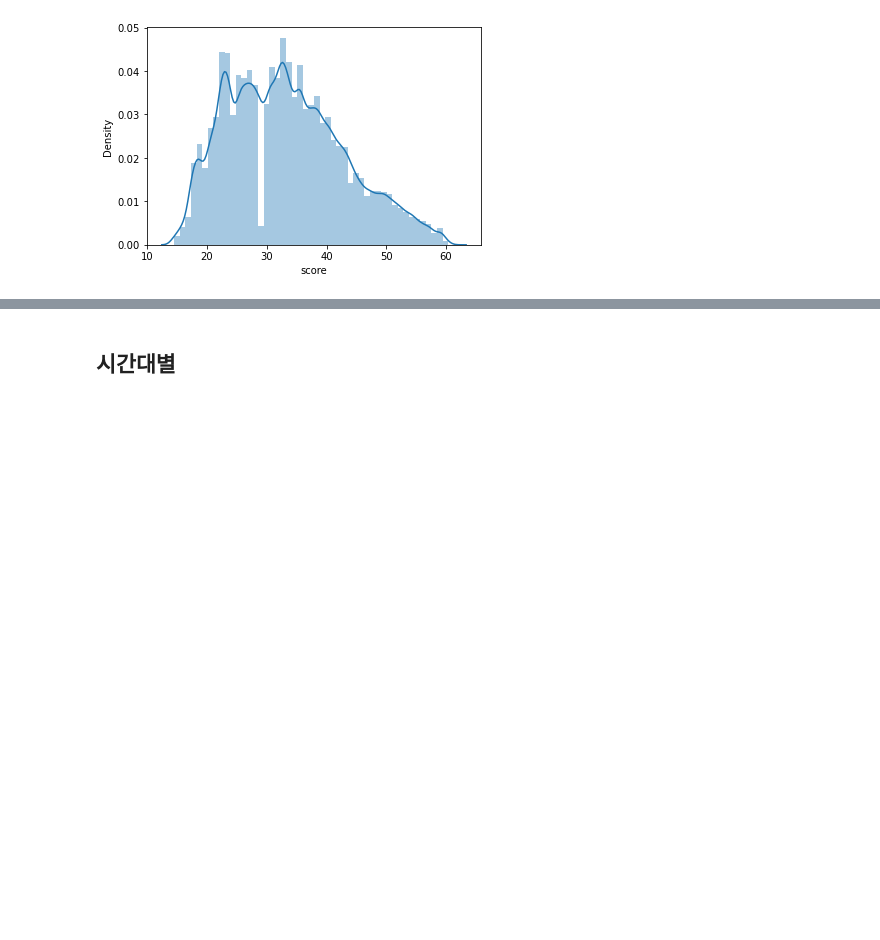
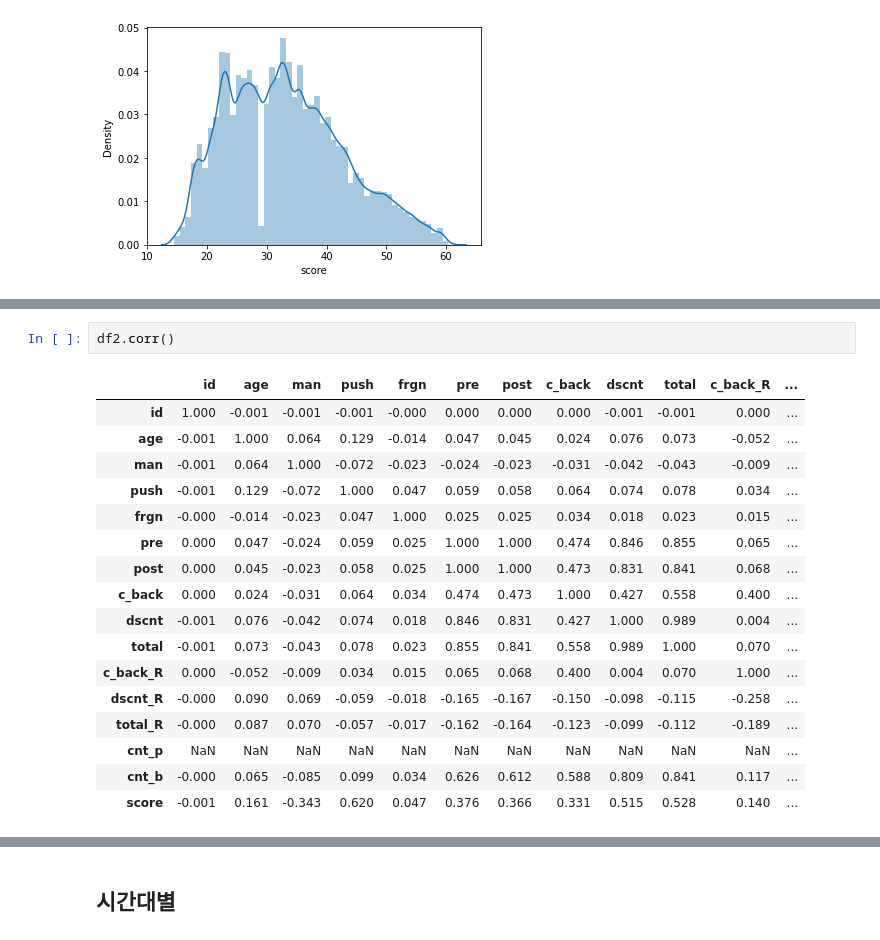
Before and after one commit to LUCI031/chai_analytics, a Jupyter notebook: jingyu/jingyu_EDA4.ipynb, the cells around one changed output, grey strips where cells are left out. Cells and saved outputs as stored; diff of their text form; blank space fills up the shorter version.

```diff
--- a/jingyu/jingyu_EDA4.ipynb
+++ b/jingyu/jingyu_EDA4.ipynb
@@ -587,0 +616,20 @@ sns.distplot(df2['score'])
+# %%
+df2.corr()
+# %% [output]
+|  | id | age | man | push | frgn | pre | post | c_back | dscnt | total | c_back_R | ... |
+| id | 1.000 | -0.001 | -0.001 | -0.001 | -0.000 | 0.000 | 0.000 | 0.000 | -0.001 | -0.001 | 0.000 | ... |
+| age | -0.001 | 1.000 | 0.064 | 0.129 | -0.014 | 0.047 | 0.045 | 0.024 | 0.076 | 0.073 | -0.052 | ... |
+| man | -0.001 | 0.064 | 1.000 | -0.072 | -0.023 | -0.024 | -0.023 | -0.031 | -0.042 | -0.043 | -0.009 | ... |
+| push | -0.001 | 0.129 | -0.072 | 1.000 | 0.047 | 0.059 | 0.058 | 0.064 | 0.074 | 0.078 | 0.034 | ... |
+| frgn | -0.000 | -0.014 | -0.023 | 0.047 | 1.000 | 0.025 | 0.025 | 0.034 | 0.018 | 0.023 | 0.015 | ... |
+| pre | 0.000 | 0.047 | -0.024 | 0.059 | 0.025 | 1.000 | 1.000 | 0.474 | 0.846 | 0.855 | 0.065 | ... |
+| post | 0.000 | 0.045 | -0.023 | 0.058 | 0.025 | 1.000 | 1.000 | 0.473 | 0.831 | 0.841 | 0.068 | ... |
+| c_back | 0.000 | 0.024 | -0.031 | 0.064 | 0.034 | 0.474 | 0.473 | 1.000 | 0.427 | 0.558 | 0.400 | ... |
+| dscnt | -0.001 | 0.076 | -0.042 | 0.074 | 0.018 | 0.846 | 0.831 | 0.427 | 1.000 | 0.989 | 0.004 | ... |
+| total | -0.001 | 0.073 | -0.043 | 0.078 | 0.023 | 0.855 | 0.841 | 0.558 | 0.989 | 1.000 | 0.070 | ... |
+| c_back_R | 0.000 | -0.052 | -0.009 | 0.034 | 0.015 | 0.065 | 0.068 | 0.400 | 0.004 | 0.070 | 1.000 | ... |
+| dscnt_R | -0.000 | 0.090 | 0.069 | -0.059 | -0.018 | -0.165 | -0.167 | -0.150 | -0.098 | -0.115 | -0.258 | ... |
+| total_R | -0.000 | 0.087 | 0.070 | -0.057 | -0.017 | -0.162 | -0.164 | -0.123 | -0.099 | -0.112 | -0.189 | ... |
+| cnt_p | NaN | NaN | NaN | NaN | NaN | NaN | NaN | NaN | NaN | NaN | NaN | ... |
+| cnt_b | -0.000 | 0.065 | -0.085 | 0.099 | 0.034 | 0.626 | 0.612 | 0.588 | 0.809 | 0.841 | 0.117 | ... |
+| score | -0.001 | 0.161 | -0.343 | 0.620 | 0.047 | 0.376 | 0.366 | 0.331 | 0.515 | 0.528 | 0.140 | ... |
```
Also changed, not shown: parts of 9 cells of this notebook, 1 other file.
